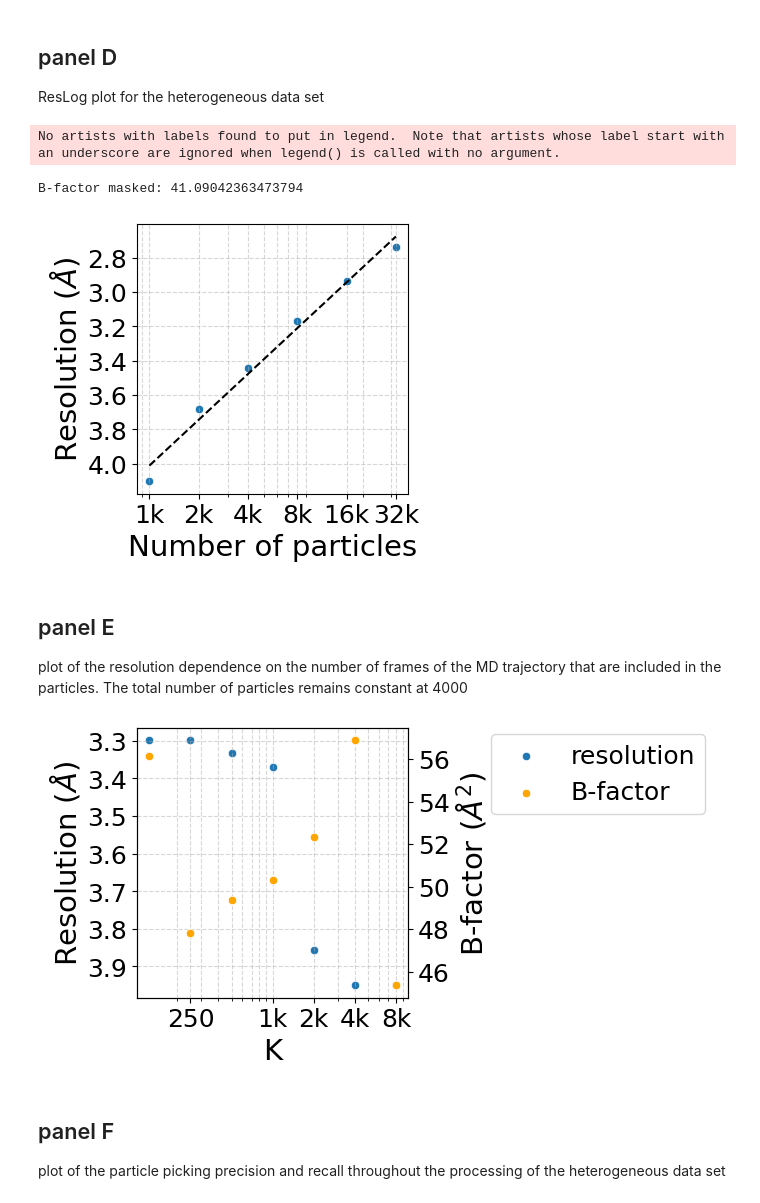
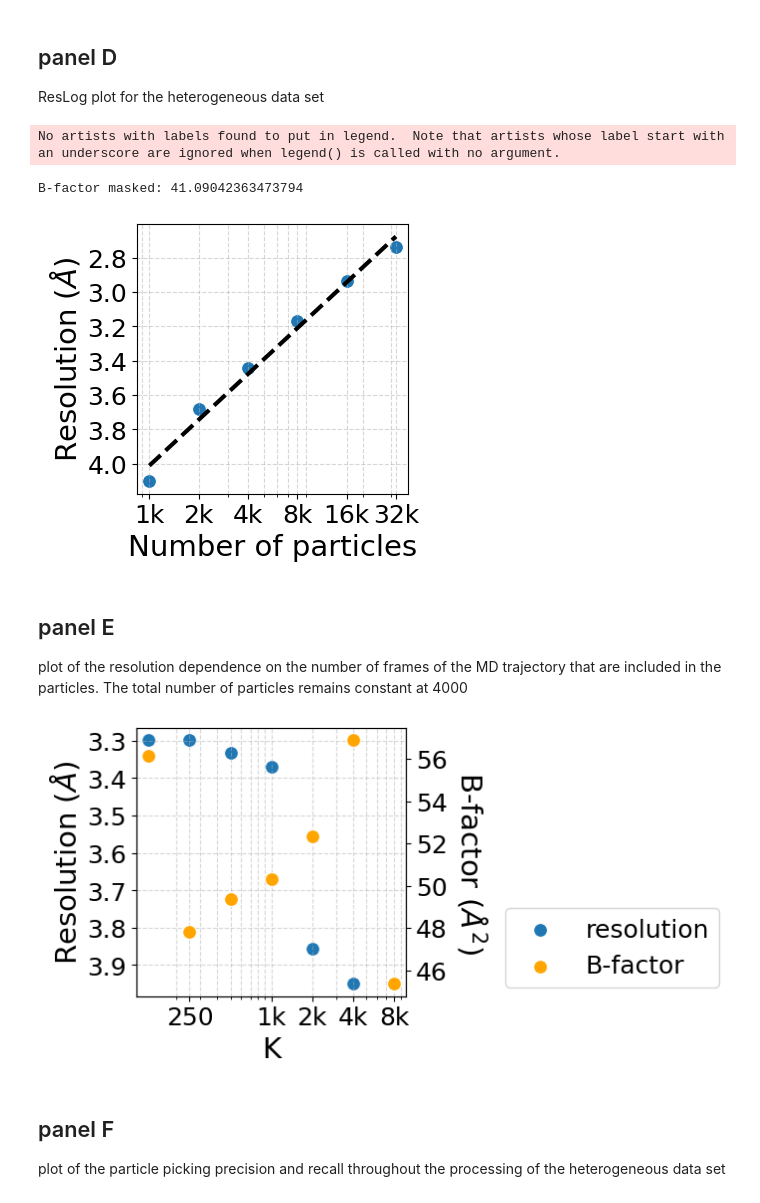
Before and after one commit to ccpem/roodmus, a Jupyter notebook: paper/figure_2.ipynb, the cells around one changed output. Cells and saved outputs as stored; diff of their text form; code cells hidden in the pictures.

```diff
--- a/paper/figure_2.ipynb
+++ b/paper/figure_2.ipynb
@@ -401,11 +402,11 @@ results_df["1/res_unmasked2"] = 1/results_df["res_unmasked"]**2
 # plot the results
 fig, ax = plt.subplots(figsize=(3.5, 3.5))
 sns.scatterplot(
-    data=results_df, x="Nparticles", y="res", ax=ax,
+    data=results_df, x="Nparticles", y="res", ax=ax, s=100,
 )
 p = np.polyfit(np.log10(results_df["Nparticles"]), results_df["res"], 1)
 y = np.polyval(p, np.log10(results_df["Nparticles"]))
-ax.plot(results_df["Nparticles"], y, color="black", linestyle="--")
+ax.plot(results_df["Nparticles"], y, color="black", linestyle="--", linewidth=3)
 # compute B-factor as 2X slope
 p = np.polyfit(np.log10(results_df["Nparticles"]), results_df["1/res2"], 1)
 B_factor = 2/p[0]
@@ -427,7 +428,7 @@ fig.savefig(os.path.join(figures_dir, "ResLog.pdf"), bbox_inches="tight")
 # %% [output]
 No artists with labels found to put in legend.  Note that artists whose label start with an underscore are ignored when legend() is called with no argument.
 B-factor masked: 41.09042363473794
-[figure, old version]
+[figure, new version]
 # %% [markdown]
 ## panel E
 plot of the resolution dependence on the number of frames of the MD trajectory that are included in the particles. The total number of particles remains constant at 4000
@@ -535,38 +536,38 @@ for _, item in data.items():
     results["B_fac"].append(-B_fac)
     # results["localres_std"].append(localres_std)
 
 results_df = pd.DataFrame(results)
 
 # plot the results
 fig, ax_res = plt.subplots(figsize=(3.5, 3.5))
 ax_Bfac = ax_res.twinx()
 sns.scatterplot(
-    data=results_df, x="K", y="res", ax=ax_res, label="resolution"
+    data=results_df, x="K", y="res", ax=ax_res, label="resolution", s=100,
 )
 sns.scatterplot(
-    data=results_df, x="K", y="B_fac", ax=ax_Bfac, label="B-factor", color="orange"
+    data=results_df, x="K", y="B_fac", ax=ax_Bfac, label="B-factor", color="orange", s=100,
 )
 ax_res.set_xlabel("K", fontsize=21)
 ax_res.set_ylabel("Resolution ($\AA$)", fontsize=21)
 ax_res.set_xscale("log")
 ax_res.grid(axis="both", which="both", alpha=0.5, linestyle="--")
 # ax_res.set_ylim((3.0, 4.1))
 ax_res.invert_yaxis()
-ax_Bfac.set_ylabel("B-factor ($\AA^2$)", fontsize=21)
+ax_Bfac.set_ylabel("B-factor ($\AA^2$)", fontsize=21, rotation=270, labelpad=30)
 # ax_Bfac.set_ylim((40, 65))
 # remove legends from the axis and add a single legend
 ax_res.get_legend().remove()
 ax_Bfac.get_legend().remove()
-fig.legend(loc="upper left", bbox_to_anchor=(1.1, 0.90), ncol=1, fontsize=18)
+fig.legend(loc="upper left", bbox_to_anchor=(1.15, 0.40), ncol=1, fontsize=18)
 
 ax_Bfac.set_yticklabels(ax_Bfac.get_yticklabels(), fontsize=18)
 ax_res.set_yticklabels(ax_res.get_yticklabels(), fontsize=18)
 ax_res.set_xticks([250, 1000, 2000, 4000, 8000])
 ax_res.set_xticklabels(["250", "1k", "2k", "4k", "8k"], fontsize=18)
 
 fig.savefig(os.path.join(figures_dir, "resolution_Bfactor_vs_K.pdf"), bbox_inches="tight")
 # %% [output]
-[figure, old version]
+[figure, new version]
 # %% [markdown]
 ## panel F
 plot of the particle picking precision and recall throughout the processing of the heterogeneous data set
```
Also changed, not shown: parts of 7 cells of this notebook, 1 other file.
